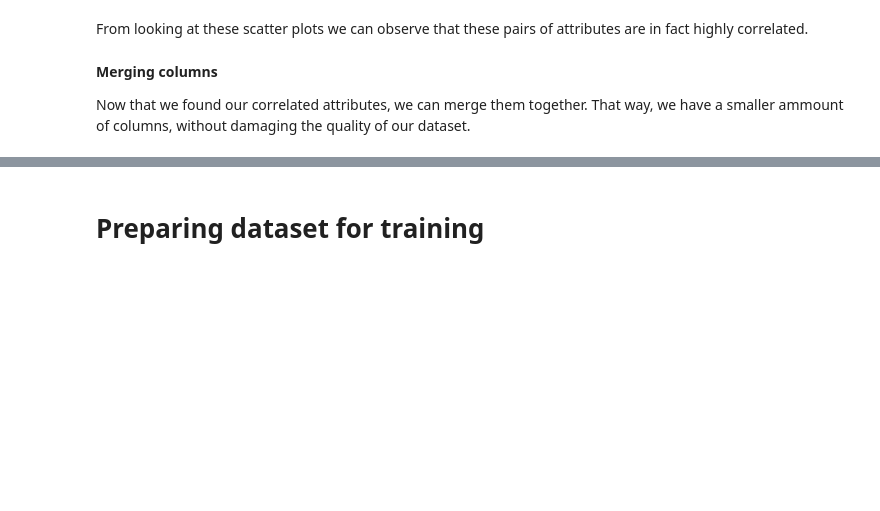
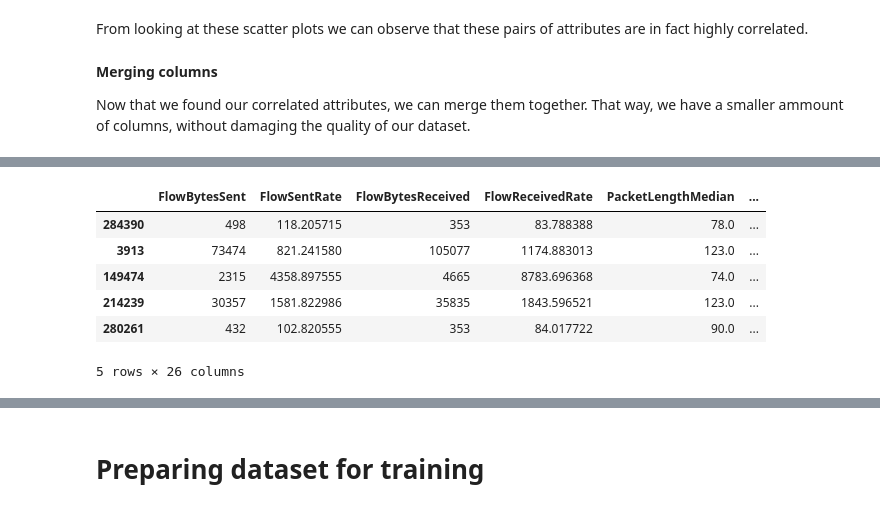
Before and after one commit to vmup2021/DoHtpp, a Jupyter notebook: main.ipynb, the cells around one changed output, grey strips where cells are left out. Cells and saved outputs as stored; diff of their text form; code cells hidden in the pictures; blank space fills up the shorter version.

```diff
--- a/main.ipynb
+++ b/main.ipynb
@@ -252,3 +218,26 @@ df_merge.head()
+# %%
+df_merge = df.copy()
+
+drop_correlated = ['PacketLengthVariance', 'PacketLengthStandardDeviation', 'PacketLengthMean', 'PacketLengthStandardDeviation', 'PacketLengthCoefficientofVariation', 'PacketTimeMean',
+'PacketTimeMedian', 'ResponseTimeTimeStandardDeviation', 'ResponseTimeTimeMean']
+
+df_merge['PacketLengthVariance/PacketLengthStandardDeviation'] = df_merge['PacketLengthVariance'] / df_merge['PacketLengthStandardDeviation']
+df_merge['PacketLengthStandardDeviation/PacketLengthMean'] = df_merge['PacketLengthStandardDeviation'] / df_merge['PacketLengthMean']
+df_merge['PacketLengthStandardDeviation/PacketLengthCoefficientofVariation'] = df_merge['PacketLengthStandardDeviation'] / df_merge['PacketLengthCoefficientofVariation']
+df_merge['PacketTimeMean/PacketTimeMedian'] = df_merge['PacketTimeMean'] / df_merge['PacketTimeMedian']
+df_merge['ResponseTimeTimeStandardDeviation/ResponseTimeTimeMean'] = df_merge['ResponseTimeTimeStandardDeviation'] / df_merge['ResponseTimeTimeMean']
+
+df_merge = df_merge.drop(columns=drop_correlated)
+
+df_merge.head()
+# %% [output]
+|  | FlowBytesSent | FlowSentRate | FlowBytesReceived | FlowReceivedRate | PacketLengthMedian | ... |
+| 284390 | 498 | 118.205715 | 353 | 83.788388 | 78.0 | ... |
+| 3913 | 73474 | 821.241580 | 105077 | 1174.883013 | 123.0 | ... |
+| 149474 | 2315 | 4358.897555 | 4665 | 8783.696368 | 74.0 | ... |
+| 214239 | 30357 | 1581.822986 | 35835 | 1843.596521 | 123.0 | ... |
+| 280261 | 432 | 102.820555 | 353 | 84.017722 | 90.0 | ... |
+5 rows × 26 columns
 # %%
 print(df_merge.isnull().sum())
 # %% [output]
```
Also changed, not shown: parts of 18 cells of this notebook.
